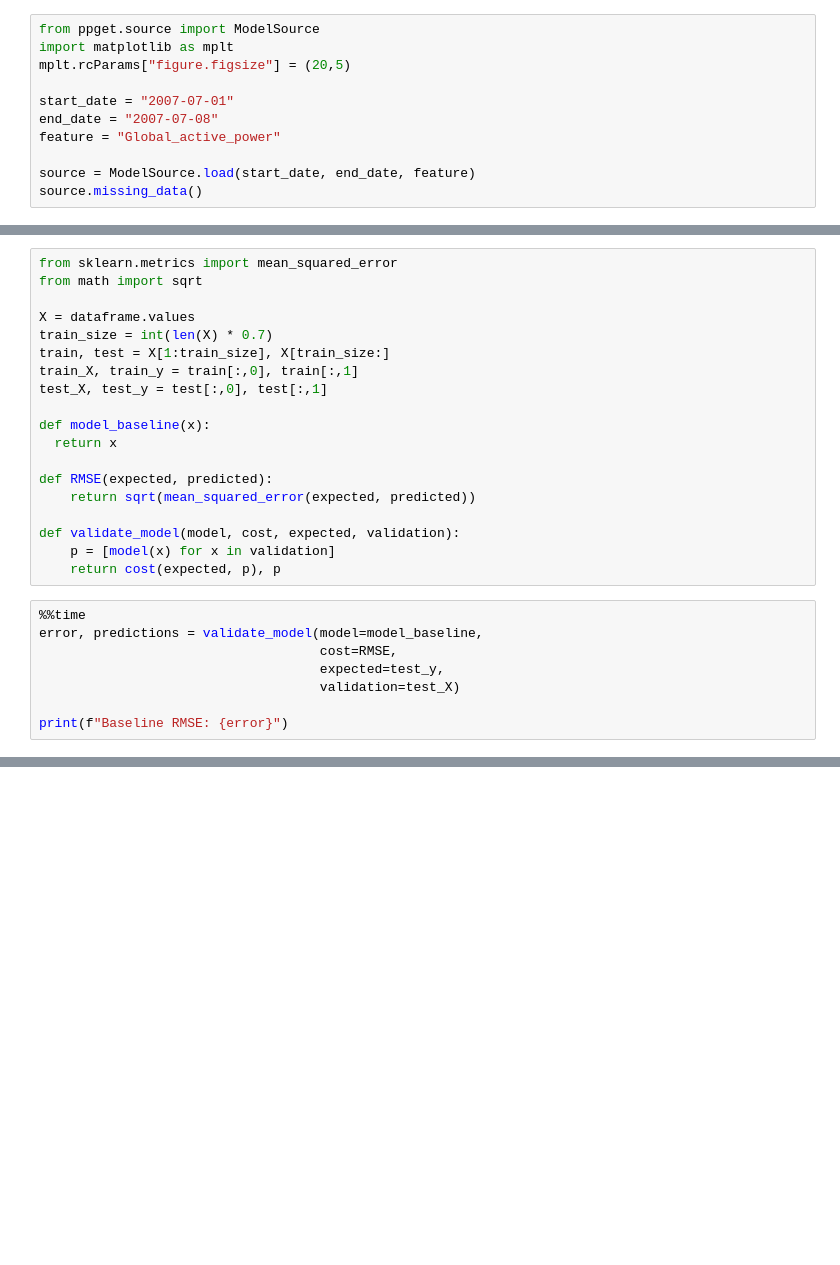
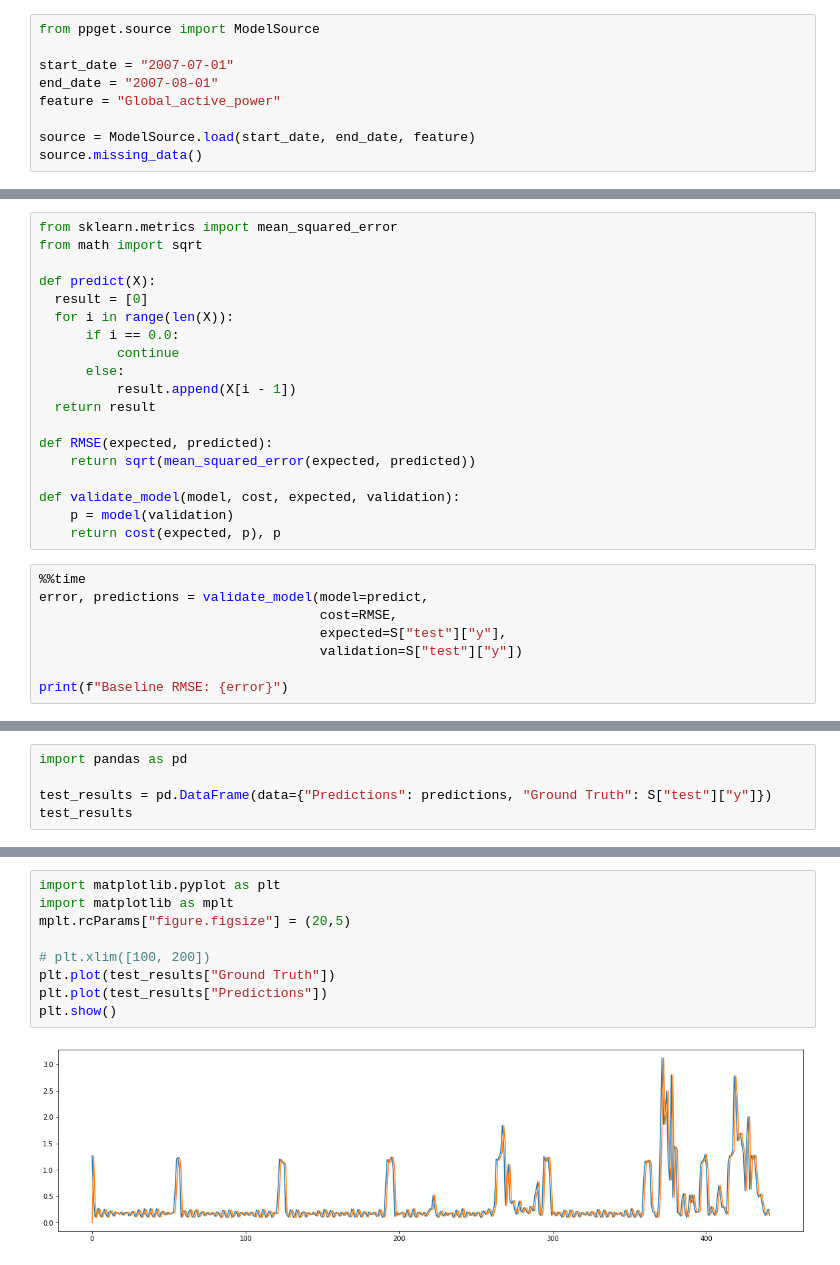
Before and after one commit to Gunisalvo/ppget-aprendizado-de-maquinas, a Jupyter notebook: 002_baseline_model.ipynb, the cells around one changed output, grey strips where cells are left out. Saved outputs shown, nothing was run; the diff lists cells and outputs as text; blank space fills up the shorter version.

Commit message:
Model preparation

```diff
--- a/002_baseline_model.ipynb
+++ b/002_baseline_model.ipynb
@@ -1,10 +1,8 @@
 # %%
 from ppget.source import ModelSource
-import matplotlib as mplt
-mplt.rcParams["figure.figsize"] = (20,5)
 
 start_date = "2007-07-01"
-end_date = "2007-07-08"
+end_date = "2007-08-01"
 feature = "Global_active_power"
 
 source = ModelSource.load(start_date, end_date, feature)
@@ -40,27 +37,27 @@ dataframe.head(5)
 from sklearn.metrics import mean_squared_error
 from math import sqrt
 
-X = dataframe.values
-train_size = int(len(X) * 0.7)
-train, test = X[1:train_size], X[train_size:]
-train_X, train_y = train[:,0], train[:,1]
-test_X, test_y = test[:,0], test[:,1]
-
-def model_baseline(x):
-  return x
+def predict(X):
+  result = [0]
+  for i in range(len(X)):
+      if i == 0.0:
+          continue
+      else:
+          result.append(X[i - 1])
+  return result
 
 def RMSE(expected, predicted):
     return sqrt(mean_squared_error(expected, predicted))
 
 def validate_model(model, cost, expected, validation):
-    p = [model(x) for x in validation]
+    p = model(validation)
     return cost(expected, p), p
 # %%
 %%time
-error, predictions = validate_model(model=model_baseline,
+error, predictions = validate_model(model=predict,
                                     cost=RMSE,
-                                    expected=test_y,
-                                    validation=test_X)
+                                    expected=S["test"]["y"],
+                                    validation=S["test"]["y"])
 
 print(f"Baseline RMSE: {error}")
 # %% [output]
@@ -79,0 +71,5 @@ plt.show()
+# %%
+import pandas as pd
+
+test_results = pd.DataFrame(data={"Predictions": predictions, "Ground Truth": S["test"]["y"]})
+test_results
@@ -79,0 +90,11 @@ plt.show()
+# %%
+import matplotlib.pyplot as plt
+import matplotlib as mplt
+mplt.rcParams["figure.figsize"] = (20,5)
+
+# plt.xlim([100, 200])
+plt.plot(test_results["Ground Truth"])
+plt.plot(test_results["Predictions"])
+plt.show()
+# %% [output]
+[figure, added]
```
Also changed, not shown: parts of 8 cells of this notebook, 7 other files.
